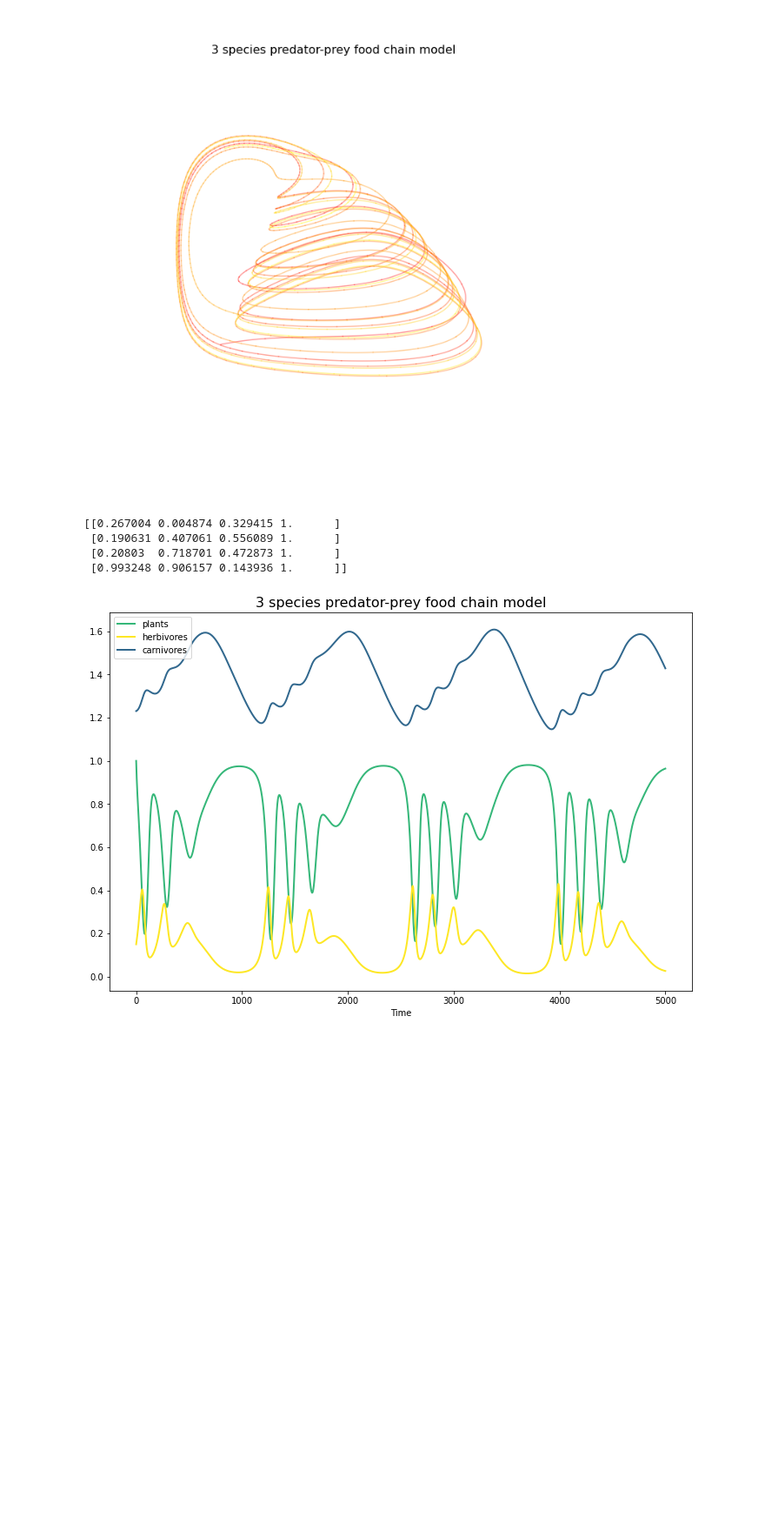
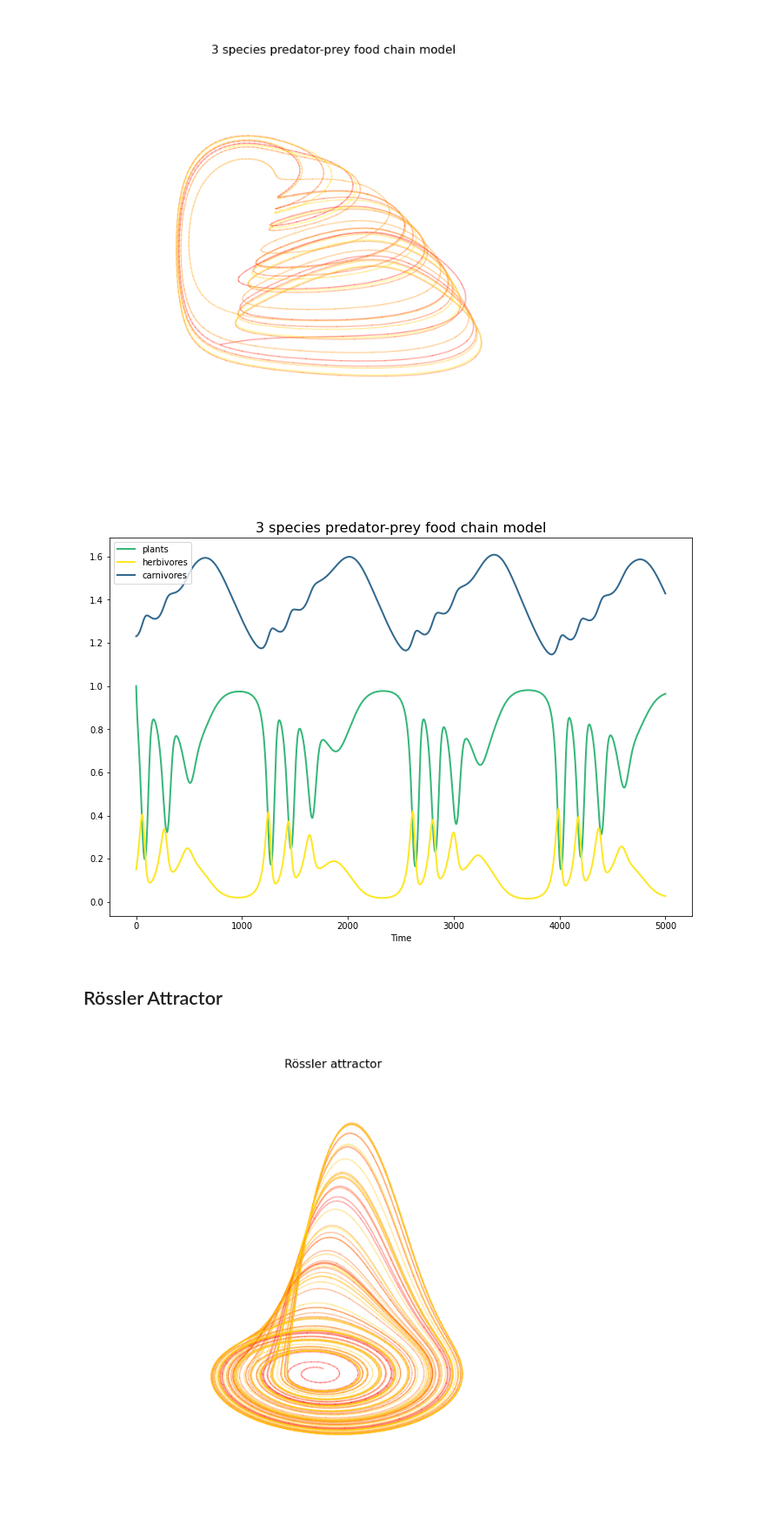
Before and after one commit to JochenFromm/JupyterNotebooks, a Jupyter notebook: StrangeAttractors.ipynb, the cells around one changed output. Shown at 87% size. Saved outputs shown, nothing was run; the diff lists cells and outputs as text; code cells hidden in the pictures; blank space fills up the shorter version.

Commit message:
# This is a combination of 2 commits. # The first commit's message is:
Add Roessler attractor

# This is the 2nd commit message:

Add Chua’s attractor

```diff
--- a/StrangeAttractors.ipynb
+++ b/StrangeAttractors.ipynb
@@ -120,24 +122,63 @@ fig.savefig('predator_prey_1.png')
 # %% [output]
 [figure]
 # %%
+n = 5000
 s = 10
-c = cm.viridis(np.linspace(0,1,4))
-print(c)
-t = range(0, 5000)
+t = range(0, n)
 
 fig = plt.figure(figsize=(12,8))
 ax = fig.add_subplot(111)
-ax.plot(t, x[:5000], color=c[2], linewidth=2, label="plants")
-ax.plot(t, y[:5000], color=c[3], linewidth=2, label="herbivores")
-ax.plot(t, z[:5000]/6.5, color=c[1], linewidth=2, label="carnivores")
+ax.plot(t, x[:n], color=colors[2], linewidth=2, label="plants")
+ax.plot(t, y[:n], color=colors[3], linewidth=2, label="herbivores")
+ax.plot(t, z[:n]/6.5, color=colors[1], linewidth=2, label="carnivores")
 ax.set_xlabel('Time')
 ax.set_title("3 species predator-prey food chain model", fontsize=16)
 ax.legend()
 
 fig.savefig('predator_prey_2.png')
 # %% [output]
-[[0.267004 0.004874 0.329415 1.      ]
- [0.190631 0.407061 0.556089 1.      ]
- [0.20803  0.718701 0.472873 1.      ]
- [0.993248 0.906157 0.143936 1.      ]]
 [figure]
+# %% [markdown]
+## Rössler Attractor
+# %%
+# Rössler attractor parameters and initial conditions
+a, b, c  = 0.2, 0.2, 5.7
+u0, v0, w0 = 1, 0.15, 0
+
+# Maximum time point and total number of time points
+tmax, n = 500, 20000
+
+def roessler(X, t, a1, a2, b1, b2, d1, d2):
+    """Rössler attractor"""
+    u, v, w = X
+    up = - v - w
+    vp = u + a * v
+    wp = b + w * (u - c)
+    return up, vp, wp
+
+# Use Odeint to integrate the differential equation on the time grid t
+t = np.linspace(0, tmax, n)
+f = odeint(roessler, (u0, v0, w0), t, args=(a1, a2, b1, b2, d1, d2))
+x, y, z = f.T
+
+# Plot the Rössler attractor using a Matplotlib 3D projection
+fig = plt.figure(figsize=(12,12))
+ax = fig.gca(projection='3d')
+
+# Make the line multi-coloured by plotting it in segments of length s which
+# change in colour across the whole time series.
+s = 10
+c = np.linspace(0,1,n)
+timesteps = range(0,n-s,s)
+for i in timesteps:
+    ax.plot(x[i:i+s+1], y[i:i+s+1], z[i:i+s+1], color=(1,c[i],0), alpha=0.4)
+
+# Remove all the axis clutter, leaving just the curve.
+ax.set_axis_off()
+ax.view_init(30, 220)
+ax.set_title("Rössler attractor", fontsize=16)
+
+plt.show()
+fig.savefig('roessler_1.png')
+# %% [output]
+[figure, added]
```
Also changed, not shown: parts of 8 cells of this notebook, 6 other files.
